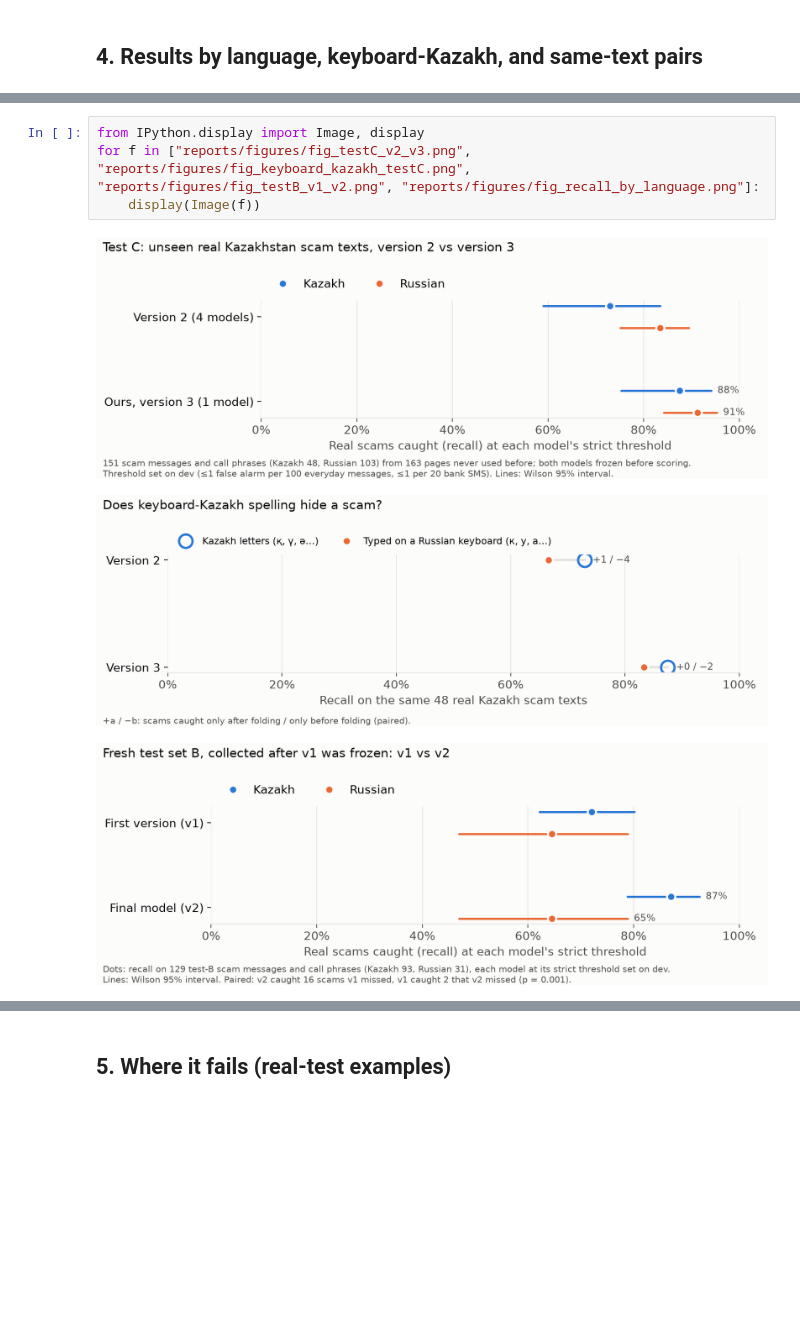
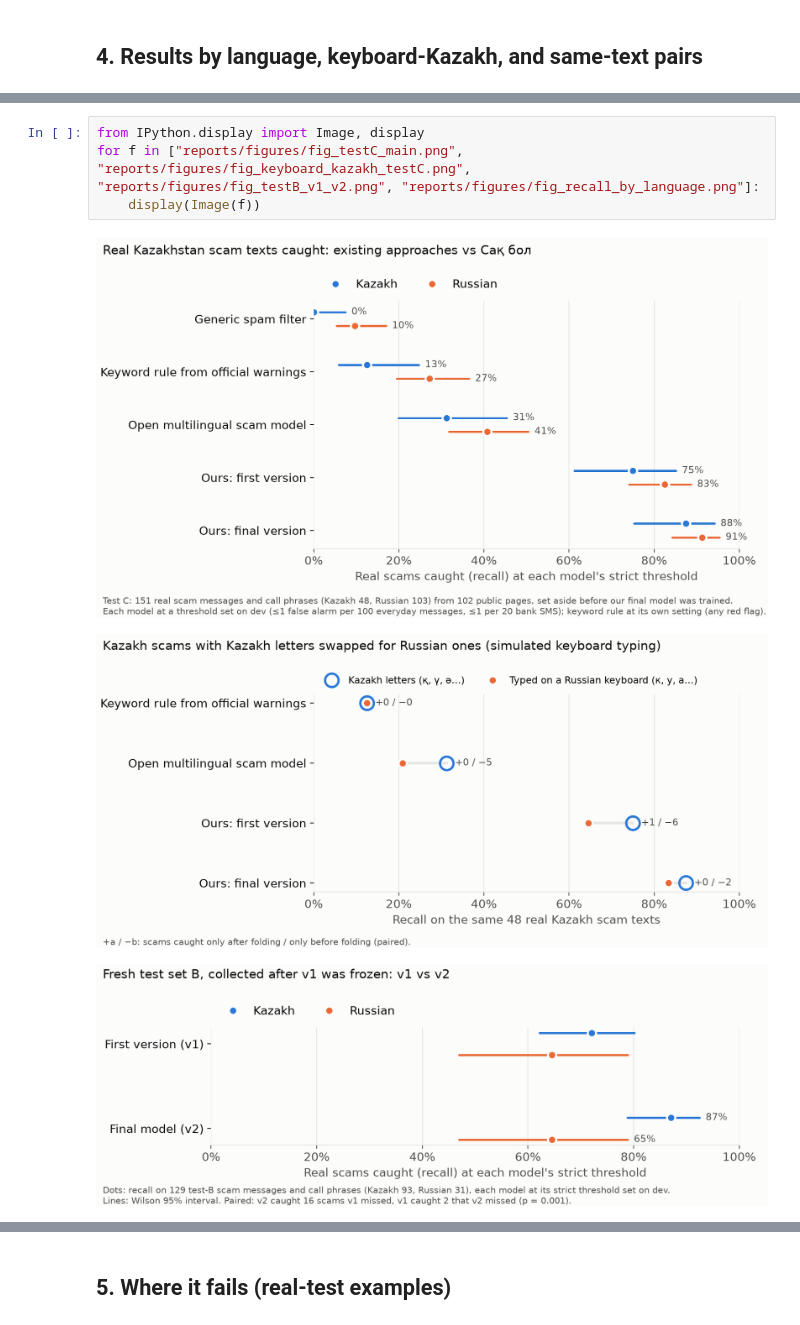
Before and after one commit to itsaibarr/saq-bol, a Jupyter notebook: notebooks/saq_bol.ipynb, the cells around one changed output, grey strips where cells are left out. Cells and saved outputs as stored; diff of their text form; blank space fills up the shorter version.

```diff
--- a/notebooks/saq_bol.ipynb
+++ b/notebooks/saq_bol.ipynb
@@ -178,11 +187,11 @@ Secondary: {
 }
 # %%
 from IPython.display import Image, display
-for f in ["reports/figures/fig_testC_v2_v3.png", "reports/figures/fig_keyboard_kazakh_testC.png", "reports/figures/fig_testB_v1_v2.png", "reports/figures/fig_recall_by_language.png"]:
+for f in ["reports/figures/fig_testC_main.png", "reports/figures/fig_keyboard_kazakh_testC.png", "reports/figures/fig_testB_v1_v2.png", "reports/figures/fig_recall_by_language.png"]:
     display(Image(f))
 # %% [output]
-[figure, old version]
+[figure, new version]
-[figure, old version]
+[figure, new version]
 [figure]
 [figure]
 # %% [markdown]
```
Also changed, not shown: parts of 2 cells of this notebook, 28 other files.
